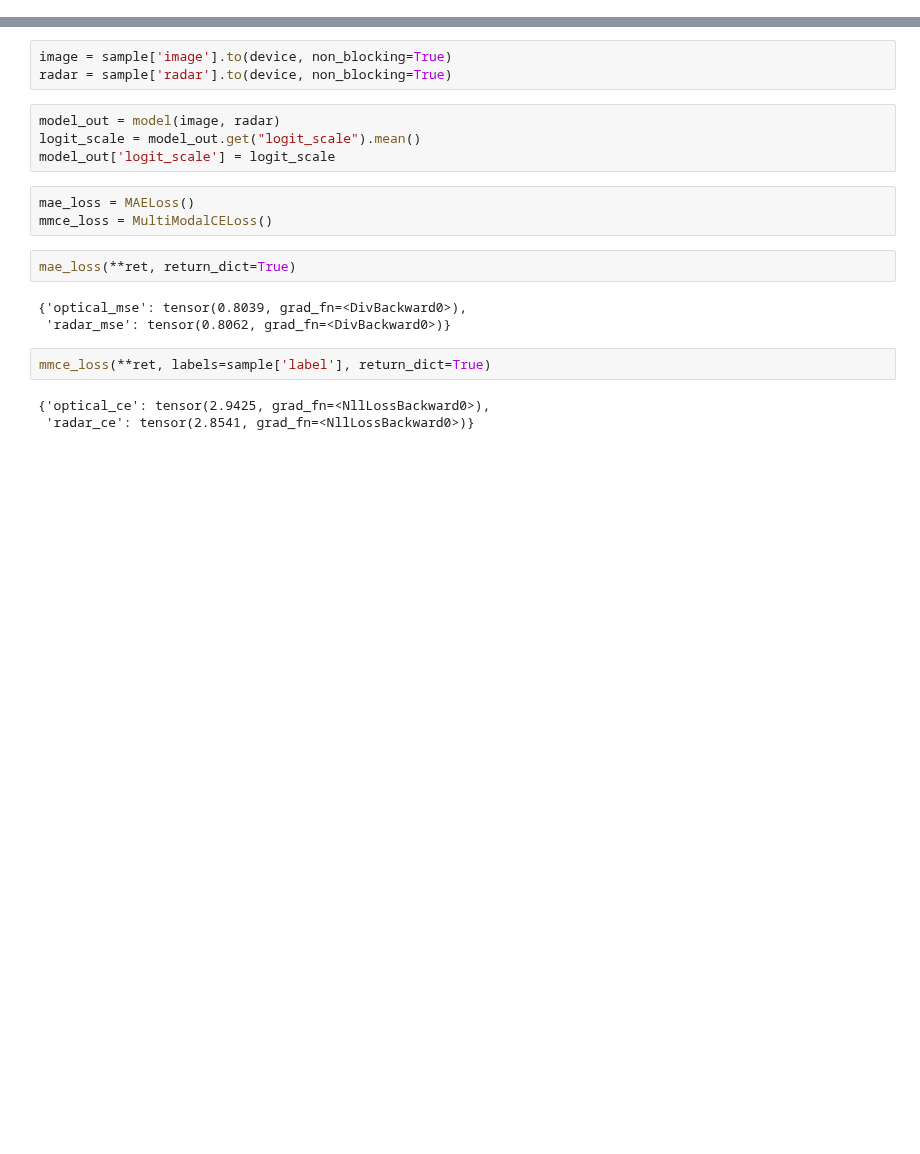
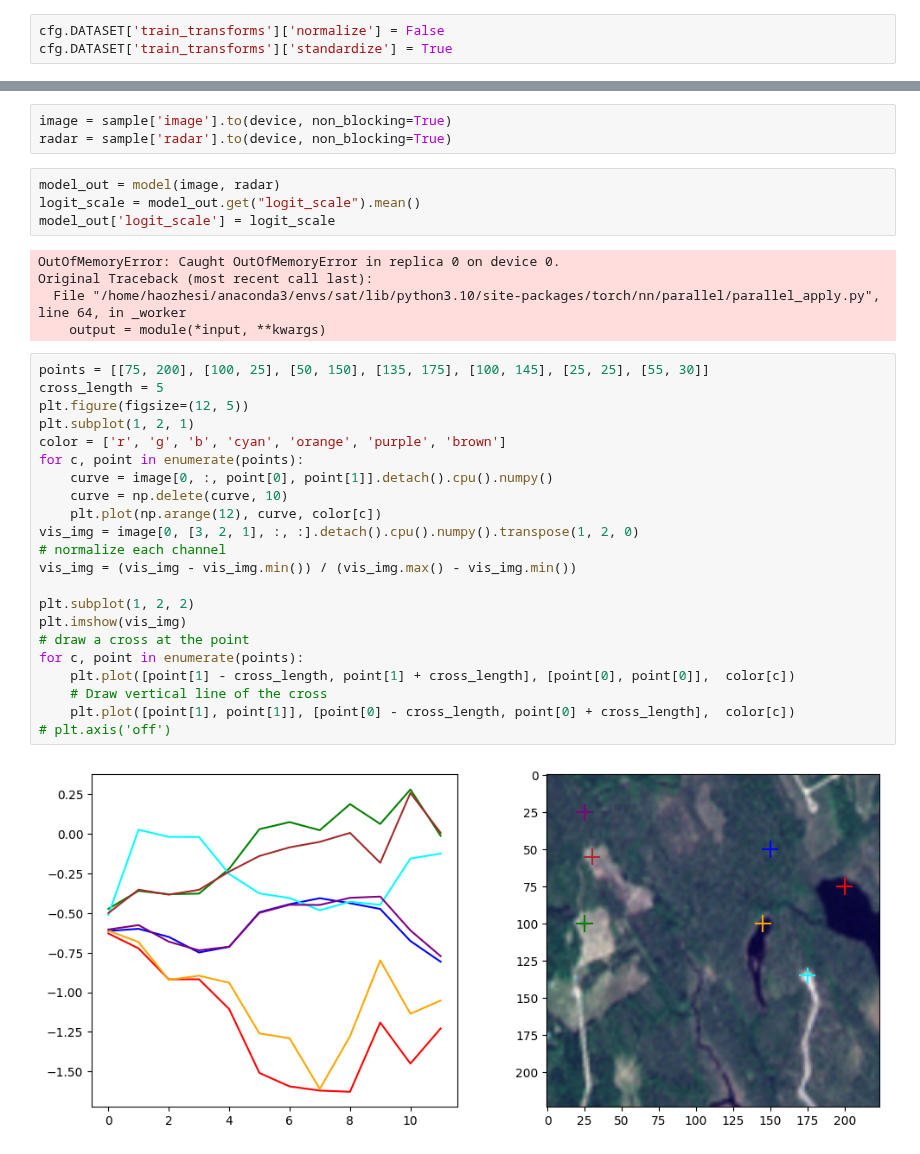
Before and after one commit to uiuctml/GeospatialFM, a Jupyter notebook: torchgeo_playground.ipynb, the cells around one changed output, grey strips where cells are left out. Drawn from its saved outputs; the diff is of its cells as text; blank space fills up the shorter version.

```diff
--- a/torchgeo_playground.ipynb
+++ b/torchgeo_playground.ipynb
@@ -39,6 +39,9 @@ args
 Namespace(exp_name=None, config_file='GeospatialFM/configs/mae_cm.yaml', opts=None, save_config=False, debug=True)
 # %%
 cfg, _ = setup(args)
+# %%
+cfg.DATASET['train_transforms']['normalize'] = False
+cfg.DATASET['train_transforms']['standardize'] = True
 # %%
 data = get_data(cfg)
 data
@@ -75,16 +78,32 @@ radar = sample['radar'].to(device, non_blocking=True)
 model_out = model(image, radar)
 logit_scale = model_out.get("logit_scale").mean()
 model_out['logit_scale'] = logit_scale
+# %% [output]
+OutOfMemoryError: Caught OutOfMemoryError in replica 0 on device 0.
+Original Traceback (most recent call last):
+  File "/home/haozhesi/anaconda3/envs/sat/lib/python3.10/site-packages/torch/nn/parallel/parallel_apply.py", line 64, in _worker
+    output = module(*input, **kwargs)
-# %%
-mae_loss = MAELoss()
-mmce_loss = MultiModalCELoss()
-# %%
-mae_loss(**ret, return_dict=True)
-# %% [output]
-{'optical_mse': tensor(0.8039, grad_fn=<DivBackward0>),
- 'radar_mse': tensor(0.8062, grad_fn=<DivBackward0>)}
-# %%
-mmce_loss(**ret, labels=sample['label'], return_dict=True)
-# %% [output]
-{'optical_ce': tensor(2.9425, grad_fn=<NllLossBackward0>),
- 'radar_ce': tensor(2.8541, grad_fn=<NllLossBackward0>)}
+# %%
+points = [[75, 200], [100, 25], [50, 150], [135, 175], [100, 145], [25, 25], [55, 30]]
+cross_length = 5
+plt.figure(figsize=(12, 5))
+plt.subplot(1, 2, 1)
+color = ['r', 'g', 'b', 'cyan', 'orange', 'purple', 'brown']
+for c, point in enumerate(points):
+    curve = image[0, :, point[0], point[1]].detach().cpu().numpy()
+    curve = np.delete(curve, 10)
+    plt.plot(np.arange(12), curve, color[c])
+vis_img = image[0, [3, 2, 1], :, :].detach().cpu().numpy().transpose(1, 2, 0)
+# normalize each channel
+vis_img = (vis_img - vis_img.min()) / (vis_img.max() - vis_img.min())
+
+plt.subplot(1, 2, 2)
+plt.imshow(vis_img)
+# draw a cross at the point
+for c, point in enumerate(points):
+    plt.plot([point[1] - cross_length, point[1] + cross_length], [point[0], point[0]],  color[c])
+    # Draw vertical line of the cross
+    plt.plot([point[1], point[1]], [point[0] - cross_length, point[0] + cross_length],  color[c])
+# plt.axis('off')
+# %% [output]
+[figure, added]
```
Also changed, not shown: 1 other file.
